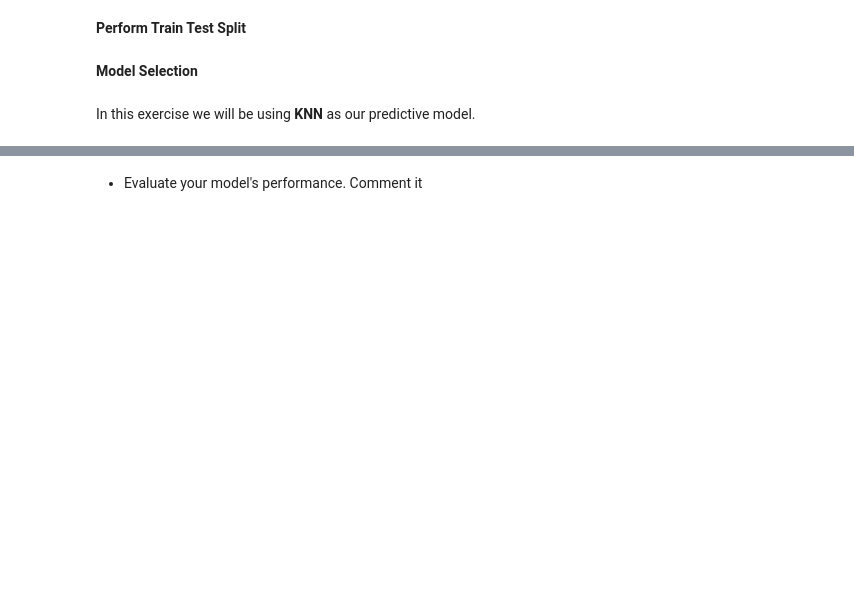
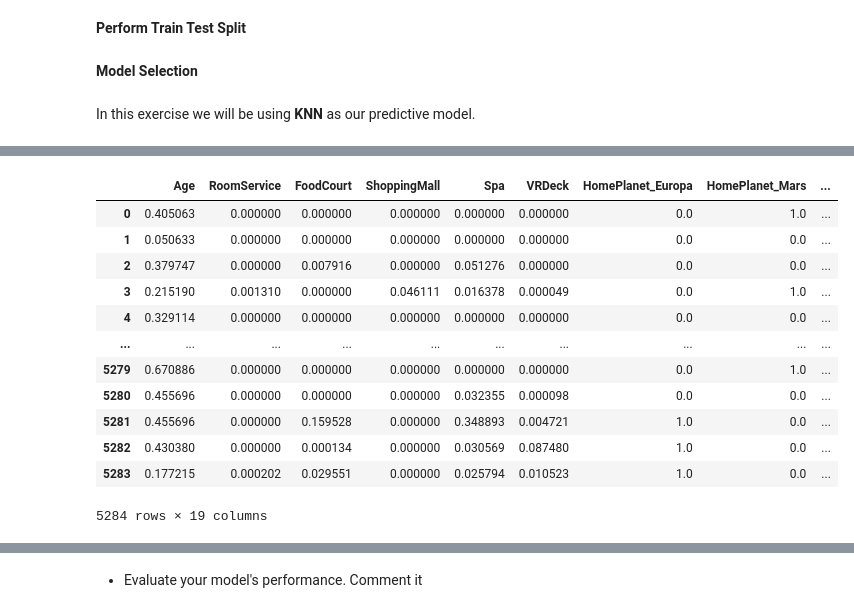
Before and after one commit to SheryllD/lab-feature-engineering, a Jupyter notebook: lab-feature_eng.ipynb, the cells around one changed output, grey strips where cells are left out. Saved outputs shown, nothing was run; the diff lists cells and outputs as text; code cells hidden in the pictures; blank space fills up the shorter version.

```diff
--- a/lab-feature_eng.ipynb
+++ b/lab-feature_eng.ipynb
@@ -157,3 +260,5 @@ spaceship_cleaned
+# %%
+x_train, x_test, y_train, y_test = train_test_split(features, target, test_size=0.20, random_state=0)
 # %% [markdown]
 **Model Selection**
 # %% [markdown]
@@ -162,0 +266,4 @@ In this exercise we will be using **KNN** as our predictive model.
+# %%
+normalizer = MinMaxScaler()
+# %%
+normalizer.fit(x_train)
@@ -162,0 +272,3 @@ In this exercise we will be using **KNN** as our predictive model.
+# %%
+x_train_norm = normalizer.transform(x_train)
+x_test_norm = normalizer.transform(x_test)
@@ -162,0 +291,17 @@ In this exercise we will be using **KNN** as our predictive model.
+# %%
+x_train_norm = pd.DataFrame(x_train_norm, columns= x_train.columns)
+x_train_norm
+# %% [output]
+|  | Age | RoomService | FoodCourt | ShoppingMall | Spa | VRDeck | HomePlanet_Europa | HomePlanet_Mars | ... |
+| 0 | 0.405063 | 0.000000 | 0.000000 | 0.000000 | 0.000000 | 0.000000 | 0.0 | 1.0 | ... |
+| 1 | 0.050633 | 0.000000 | 0.000000 | 0.000000 | 0.000000 | 0.000000 | 0.0 | 0.0 | ... |
+| 2 | 0.379747 | 0.000000 | 0.007916 | 0.000000 | 0.051276 | 0.000000 | 0.0 | 0.0 | ... |
+| 3 | 0.215190 | 0.001310 | 0.000000 | 0.046111 | 0.016378 | 0.000049 | 0.0 | 1.0 | ... |
+| 4 | 0.329114 | 0.000000 | 0.000000 | 0.000000 | 0.000000 | 0.000000 | 0.0 | 0.0 | ... |
+| ... | ... | ... | ... | ... | ... | ... | ... | ... | ... |
+| 5279 | 0.670886 | 0.000000 | 0.000000 | 0.000000 | 0.000000 | 0.000000 | 0.0 | 1.0 | ... |
+| 5280 | 0.455696 | 0.000000 | 0.000000 | 0.000000 | 0.032355 | 0.000098 | 0.0 | 0.0 | ... |
+| 5281 | 0.455696 | 0.000000 | 0.159528 | 0.000000 | 0.348893 | 0.004721 | 1.0 | 0.0 | ... |
+| 5282 | 0.430380 | 0.000000 | 0.000134 | 0.000000 | 0.030569 | 0.087480 | 1.0 | 0.0 | ... |
+| 5283 | 0.177215 | 0.000202 | 0.029551 | 0.000000 | 0.025794 | 0.010523 | 1.0 | 0.0 | ... |
+5284 rows × 19 columns
```
Also changed, not shown: parts of 26 cells of this notebook.
